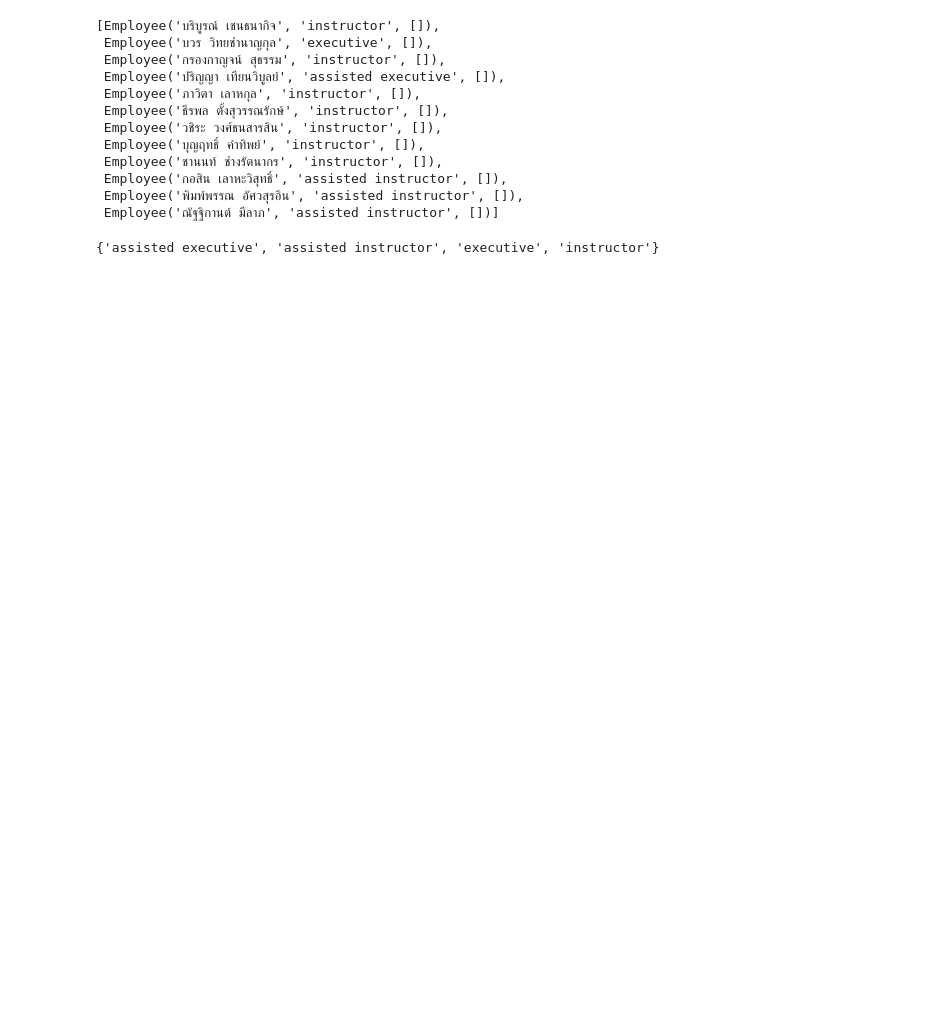
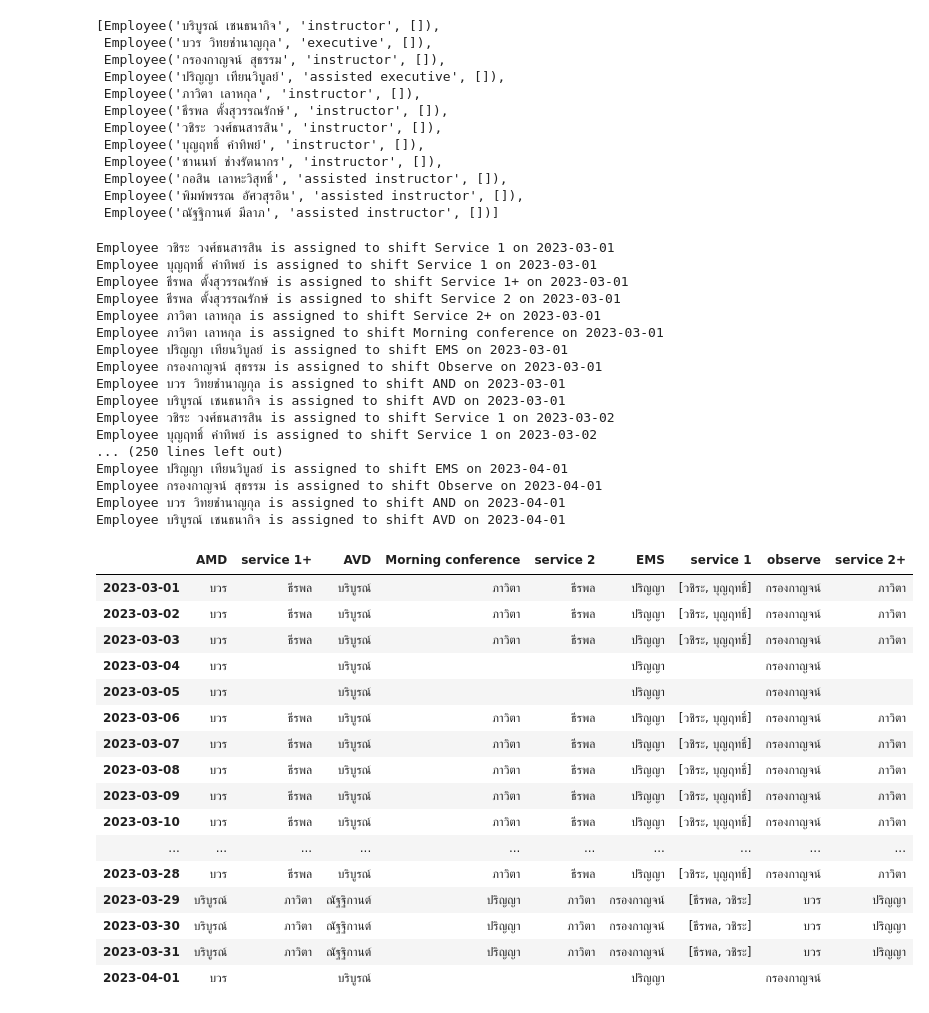
Before and after one commit to spatipan/shift-scheduler, a Jupyter notebook: notebooks/test.ipynb, the cells around one changed output. Cells and saved outputs as stored; diff of their text form; code cells hidden in the pictures; blank space fills up the shorter version.

```diff
--- a/notebooks/test.ipynb
+++ b/notebooks/test.ipynb
@@ -359,15 +409,6 @@ schedule = Schedule('March 2023', datetime(2023, 3, 1), datetime(2023, 4, 1))
 employees = Employee.from_csv('/Users/spatipan/Library/CloudStorage/OneDrive-ChiangMaiUniversity/documents/shift_scheduler/data/inputs/staffs.csv')
 for employee in employees:
     schedule.add_employee(employee)
-
-# for i in range(15):
-#     schedule.add_shift(Shift(name=f'Shift{i}',
-#                             description=f'Shift{i} description',
-#                             duration=timedelta(hours=8),
-#                             start_time=datetime(2023, 3, i+5, 15, 30),
-#                             shift_type='evening',
-#                             min_employees=1,
-#                             max_employees=3))
 
 
 # add shifts (Service 1, service 2, service 1+, service 2+, morning conference, EMS, observe, พอป การบิน (AMD), แพทย์บิน(AVD))
@@ -410,7 +451,7 @@ for d in schedule.dates:
                                 description=f'Morning conference from 8.00 - 10.00',
                                 duration=timedelta(hours=2),
                                 start_time=datetime(d.year, d.month, d.day, 8, 0),
-                                shift_type='morning conference',
+                                shift_type='Morning conference',
                                 min_employees=1,
                                 max_employees=1))
     if d.weekday() in [0, 1, 2, 3, 4, 5, 6]:
@@ -440,34 +481,69 @@ for d in schedule.dates:
                                 max_employees=1))
         # แพทย์บิน (AVD)
         schedule.add_shift(Shift(name=f'AVD on {d.date()}',
                                 description=f'แพทย์บิน (Aviation doctor) from 8.00 - 16.00',
                                 duration=timedelta(hours=8),
                                 start_time=datetime(d.year, d.month, d.day, 8, 0),
                                 shift_type='AVD',
                                 min_employees=1,
                                 max_employees=1))
 
 
 # remove employee
-schedule.remove_employee(schedule.employees[0])
+# schedule.remove_employee(schedule.employees[0])
 
 
 # remove shift
 # schedule.remove_shift(schedule.shifts[0])
 
 # [shift.date for shift in schedule.shifts]
 
 # # display schedule
 # schedule.display()
 
 # # solve the schedule
-# schedule.solve()
+schedule.solve()
 
 # schedule.display_table()
+
+# schedule.shift_types
 
 
 # schedule.show(format= "table", group_by='shift type')
 
-# schedule.to_csv('/Users/spatipan/Library/CloudStorage/OneDrive-ChiangMaiUniversity/documents/shift_scheduler/data/outputs/schedule.csv')
+schedule.to_csv('/Users/spatipan/Library/CloudStorage/OneDrive-ChiangMaiUniversity/documents/shift_scheduler/data/outputs/schedule.csv')
 # %% [output]
-{'assisted executive', 'assisted instructor', 'executive', 'instructor'}
+Employee วชิระ วงศ์ธนสารสิน is assigned to shift Service 1 on 2023-03-01
+Employee บุญฤทธิ์ คำทิพย์ is assigned to shift Service 1 on 2023-03-01
+Employee ธีรพล ตั้งสุวรรณรักษ์ is assigned to shift Service 1+ on 2023-03-01
+Employee ธีรพล ตั้งสุวรรณรักษ์ is assigned to shift Service 2 on 2023-03-01
+Employee ภาวิตา เลาหกุล is assigned to shift Service 2+ on 2023-03-01
+Employee ภาวิตา เลาหกุล is assigned to shift Morning conference on 2023-03-01
+Employee ปริญญา เทียนวิบูลย์ is assigned to shift EMS on 2023-03-01
+Employee กรองกาญจน์ สุธรรม is assigned to shift Observe on 2023-03-01
+Employee บวร วิทยชำนาญกุล is assigned to shift AND on 2023-03-01
+Employee บริบูรณ์ เชนธนากิจ is assigned to shift AVD on 2023-03-01
+Employee วชิระ วงศ์ธนสารสิน is assigned to shift Service 1 on 2023-03-02
+Employee บุญฤทธิ์ คำทิพย์ is assigned to shift Service 1 on 2023-03-02
+... (250 lines left out)
+Employee ปริญญา เทียนวิบูลย์ is assigned to shift EMS on 2023-04-01
+Employee กรองกาญจน์ สุธรรม is assigned to shift Observe on 2023-04-01
+Employee บวร วิทยชำนาญกุล is assigned to shift AND on 2023-04-01
+Employee บริบูรณ์ เชนธนากิจ is assigned to shift AVD on 2023-04-01
+|  | AMD | service 1+ | AVD | Morning conference | service 2 | EMS | service 1 | observe | service 2+ |
+| 2023-03-01 | บวร | ธีรพล | บริบูรณ์ | ภาวิตา | ธีรพล | ปริญญา | [วชิระ, บุญฤทธิ์] | กรองกาญจน์ | ภาวิตา |
+| 2023-03-02 | บวร | ธีรพล | บริบูรณ์ | ภาวิตา | ธีรพล | ปริญญา | [วชิระ, บุญฤทธิ์] | กรองกาญจน์ | ภาวิตา |
+| 2023-03-03 | บวร | ธีรพล | บริบูรณ์ | ภาวิตา | ธีรพล | ปริญญา | [วชิระ, บุญฤทธิ์] | กรองกาญจน์ | ภาวิตา |
+| 2023-03-04 | บวร |  | บริบูรณ์ |  |  | ปริญญา |  | กรองกาญจน์ |  |
+| 2023-03-05 | บวร |  | บริบูรณ์ |  |  | ปริญญา |  | กรองกาญจน์ |  |
+| 2023-03-06 | บวร | ธีรพล | บริบูรณ์ | ภาวิตา | ธีรพล | ปริญญา | [วชิระ, บุญฤทธิ์] | กรองกาญจน์ | ภาวิตา |
+| 2023-03-07 | บวร | ธีรพล | บริบูรณ์ | ภาวิตา | ธีรพล | ปริญญา | [วชิระ, บุญฤทธิ์] | กรองกาญจน์ | ภาวิตา |
+| 2023-03-08 | บวร | ธีรพล | บริบูรณ์ | ภาวิตา | ธีรพล | ปริญญา | [วชิระ, บุญฤทธิ์] | กรองกาญจน์ | ภาวิตา |
+| 2023-03-09 | บวร | ธีรพล | บริบูรณ์ | ภาวิตา | ธีรพล | ปริญญา | [วชิระ, บุญฤทธิ์] | กรองกาญจน์ | ภาวิตา |
+| 2023-03-10 | บวร | ธีรพล | บริบูรณ์ | ภาวิตา | ธีรพล | ปริญญา | [วชิระ, บุญฤทธิ์] | กรองกาญจน์ | ภาวิตา |
+| ... | ... | ... | ... | ... | ... | ... | ... | ... | ... |
+| 2023-03-28 | บวร | ธีรพล | บริบูรณ์ | ภาวิตา | ธีรพล | ปริญญา | [วชิระ, บุญฤทธิ์] | กรองกาญจน์ | ภาวิตา |
+| 2023-03-29 | บริบูรณ์ | ภาวิตา | ณัฐฐิกานต์ | ปริญญา | ภาวิตา | กรองกาญจน์ | [ธีรพล, วชิระ] | บวร | ปริญญา |
+| 2023-03-30 | บริบูรณ์ | ภาวิตา | ณัฐฐิกานต์ | ปริญญา | ภาวิตา | กรองกาญจน์ | [ธีรพล, วชิระ] | บวร | ปริญญา |
+| 2023-03-31 | บริบูรณ์ | ภาวิตา | ณัฐฐิกานต์ | ปริญญา | ภาวิตา | กรองกาญจน์ | [ธีรพล, วชิระ] | บวร | ปริญญา |
+| 2023-04-01 | บวร |  | บริบูรณ์ |  |  | ปริญญา |  | กรองกาญจน์ |  |
```
Also changed, not shown: parts of 1 cell of this notebook, 1 other file.
